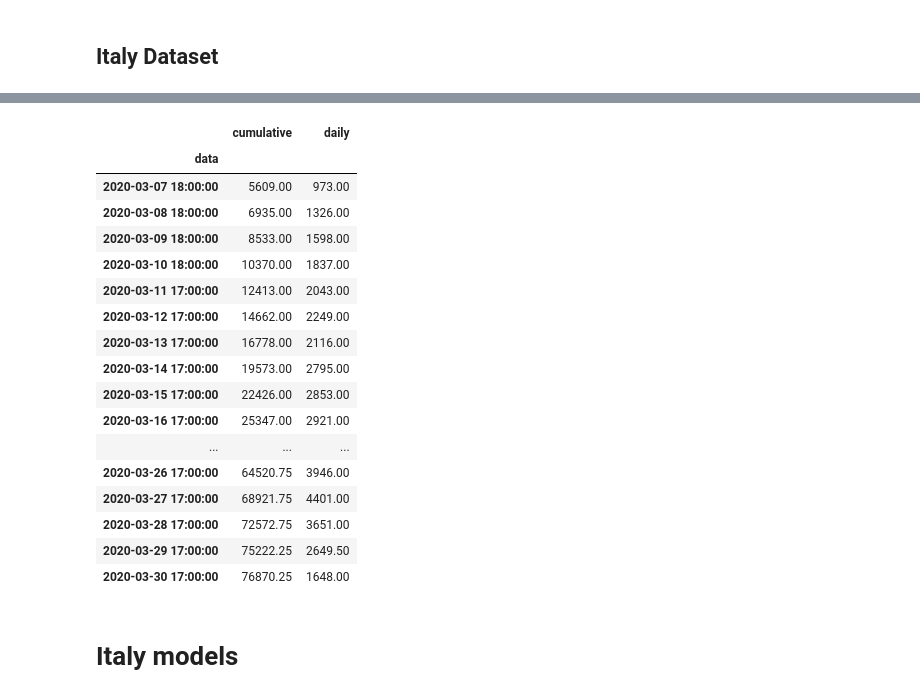
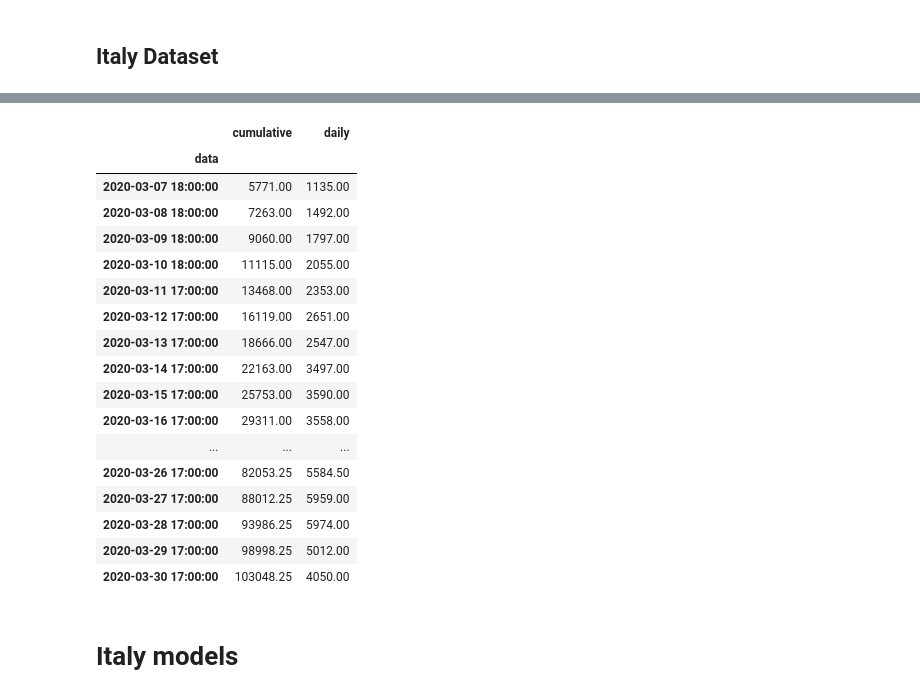
Before and after one commit to kidpixo/COVID19-dashboard, a Jupyter notebook: Logistic regression COVID-19 - Italy dataset.ipynb, the cells around one changed output, grey strips where cells are left out. Cells and saved outputs as stored; diff of their text form; code cells hidden in the pictures.

```diff
--- a/Logistic regression COVID-19 - Italy dataset.ipynb
+++ b/Logistic regression COVID-19 - Italy dataset.ipynb
@@ -106,7 +116,7 @@ url = "https://raw.githubusercontent.com/pcm-dpc/COVID-19/master/dati-andamento-
 conf_df = pd.read_csv(url)
 
 # fixed country
-confirmed = conf_df[['totale_casi','nuovi_attualmente_positivi']].copy()
+confirmed = conf_df[['totale_casi','nuovi_positivi']].copy()
 confirmed.columns = ['cumulative','daily']
 FMT = '%Y-%m-%dT%H:%M:%S'
 confirmed.index = conf_df['data'].apply(lambda x : datetime.strptime(x, FMT))
@@ -142,21 +152,21 @@ confirmed.loc['2020-03-7':]
 |  | cumulative | daily |
 | data |  |  |
-| 2020-03-07 18:00:00 | 5609.00 | 973.00 |
-| 2020-03-08 18:00:00 | 6935.00 | 1326.00 |
-| 2020-03-09 18:00:00 | 8533.00 | 1598.00 |
-| 2020-03-10 18:00:00 | 10370.00 | 1837.00 |
-| 2020-03-11 17:00:00 | 12413.00 | 2043.00 |
-| 2020-03-12 17:00:00 | 14662.00 | 2249.00 |
-| 2020-03-13 17:00:00 | 16778.00 | 2116.00 |
-| 2020-03-14 17:00:00 | 19573.00 | 2795.00 |
-| 2020-03-15 17:00:00 | 22426.00 | 2853.00 |
-| 2020-03-16 17:00:00 | 25347.00 | 2921.00 |
+| 2020-03-07 18:00:00 | 5771.00 | 1135.00 |
+| 2020-03-08 18:00:00 | 7263.00 | 1492.00 |
+| 2020-03-09 18:00:00 | 9060.00 | 1797.00 |
+| 2020-03-10 18:00:00 | 11115.00 | 2055.00 |
+| 2020-03-11 17:00:00 | 13468.00 | 2353.00 |
+| 2020-03-12 17:00:00 | 16119.00 | 2651.00 |
+| 2020-03-13 17:00:00 | 18666.00 | 2547.00 |
+| 2020-03-14 17:00:00 | 22163.00 | 3497.00 |
+| 2020-03-15 17:00:00 | 25753.00 | 3590.00 |
+| 2020-03-16 17:00:00 | 29311.00 | 3558.00 |
 | ... | ... | ... |
-| 2020-03-26 17:00:00 | 64520.75 | 3946.00 |
-| 2020-03-27 17:00:00 | 68921.75 | 4401.00 |
-| 2020-03-28 17:00:00 | 72572.75 | 3651.00 |
-| 2020-03-29 17:00:00 | 75222.25 | 2649.50 |
-| 2020-03-30 17:00:00 | 76870.25 | 1648.00 |
+| 2020-03-26 17:00:00 | 82053.25 | 5584.50 |
+| 2020-03-27 17:00:00 | 88012.25 | 5959.00 |
+| 2020-03-28 17:00:00 | 93986.25 | 5974.00 |
+| 2020-03-29 17:00:00 | 98998.25 | 5012.00 |
+| 2020-03-30 17:00:00 | 103048.25 | 4050.00 |
 # %% [markdown]
 # Italy models
 # %%
```
Also changed, not shown: parts of 11 cells of this notebook, 5 other files.
